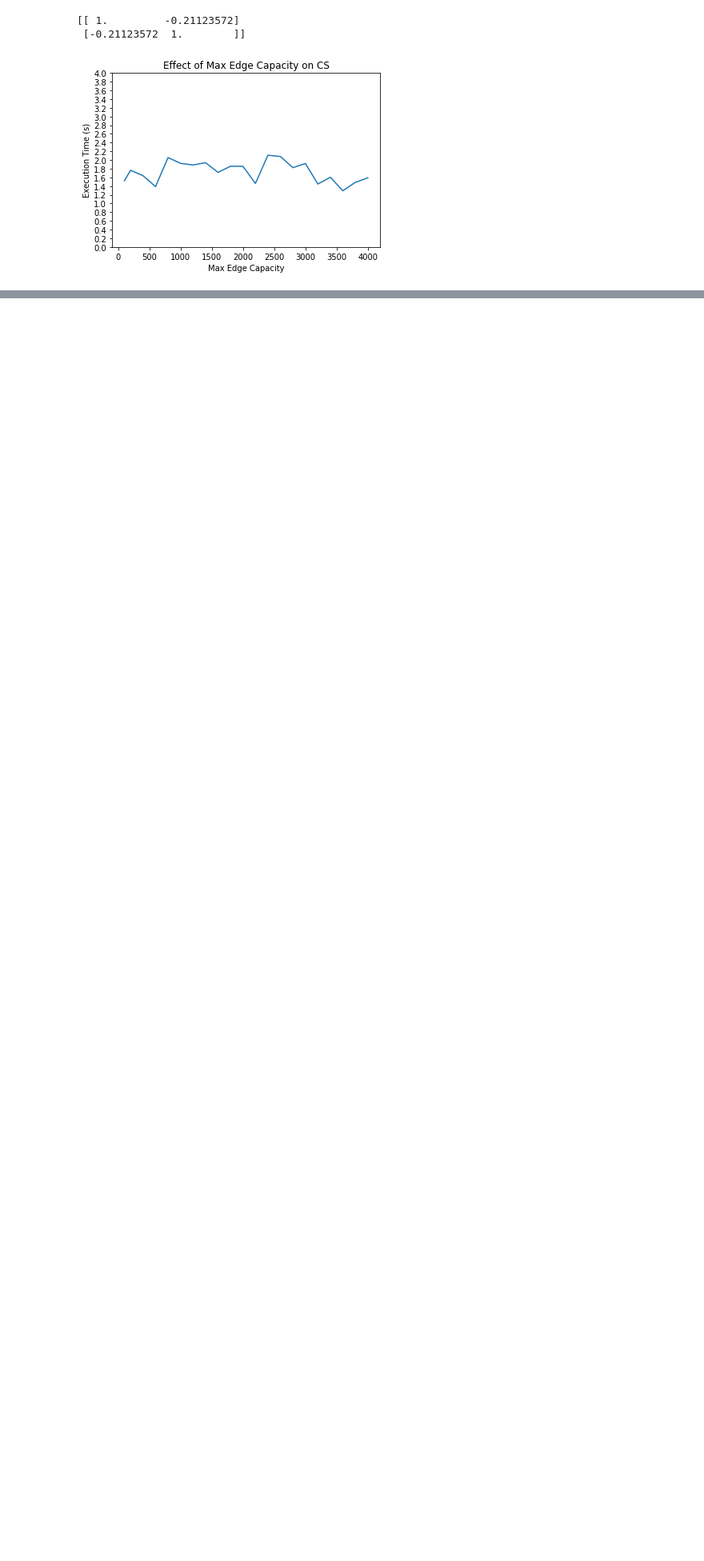
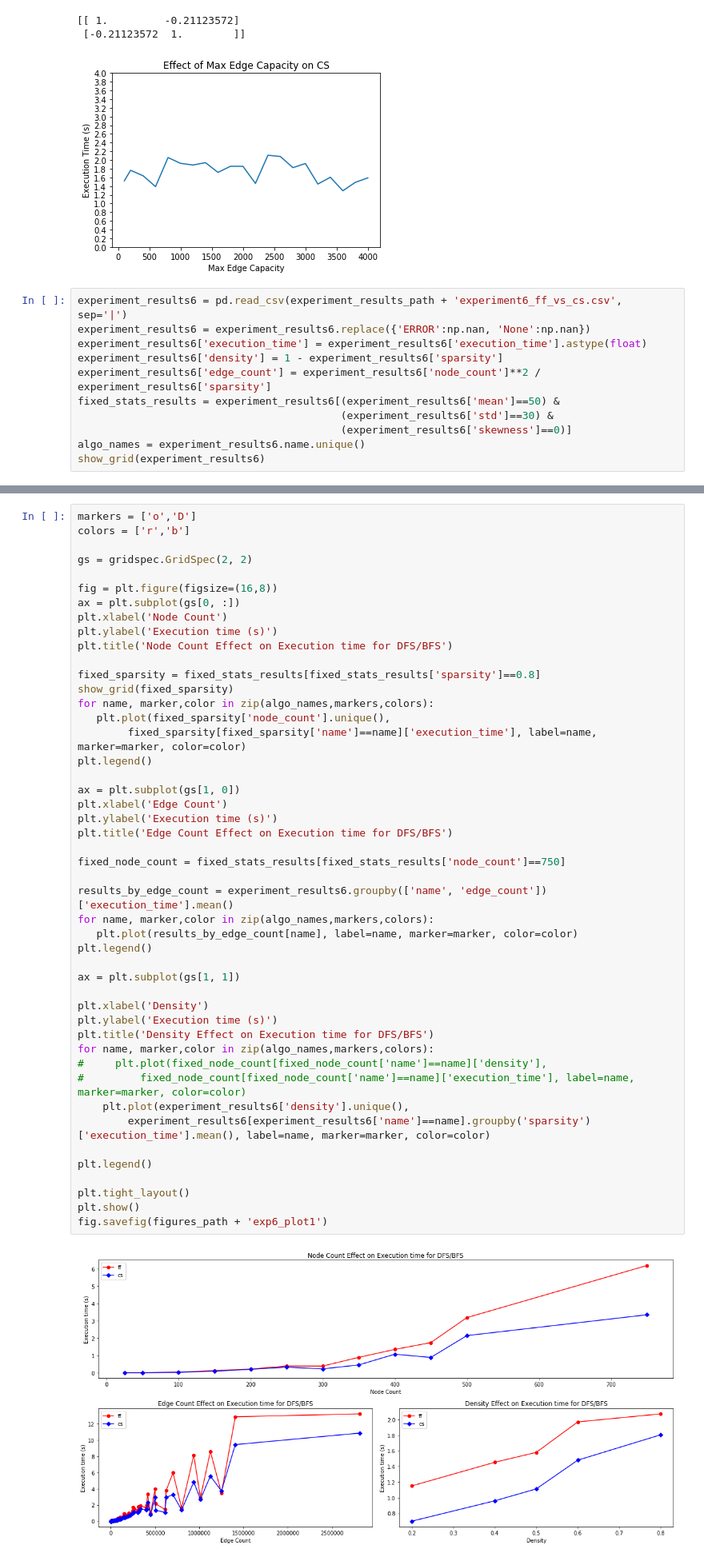
Before and after one commit to rizaozcelik/capacity-scaling, a Jupyter notebook: ExperimentResults.ipynb, the cells around one changed output, grey strips where cells are left out. Shown at 80% size. Cells and saved outputs as stored; diff of their text form; blank space fills up the shorter version.

Commit message:
added experiment 6

```diff
--- a/ExperimentResults.ipynb
+++ b/ExperimentResults.ipynb
@@ -423,3 +426,14 @@ plt.savefig(figures_path + 'exp5_c_plot')
 [[ 1.         -0.21123572]
  [-0.21123572  1.        ]]
 [figure]
+# %%
+experiment_results6 = pd.read_csv(experiment_results_path + 'experiment6_ff_vs_cs.csv', sep='|')
+experiment_results6 = experiment_results6.replace({'ERROR':np.nan, 'None':np.nan})
+experiment_results6['execution_time'] = experiment_results6['execution_time'].astype(float)
+experiment_results6['density'] = 1 - experiment_results6['sparsity']
+experiment_results6['edge_count'] = experiment_results6['node_count']**2 / experiment_results6['sparsity']
+fixed_stats_results = experiment_results6[(experiment_results6['mean']==50) &
+                                          (experiment_results6['std']==30) &
+                                          (experiment_results6['skewness']==0)]
+algo_names = experiment_results6.name.unique()
+show_grid(experiment_results6)
@@ -425,0 +442,49 @@ plt.savefig(figures_path + 'exp5_c_plot')
+# %%
+markers = ['o','D']
+colors = ['r','b']
+
+gs = gridspec.GridSpec(2, 2)
+
+fig = plt.figure(figsize=(16,8))
+ax = plt.subplot(gs[0, :])
+plt.xlabel('Node Count')
+plt.ylabel('Execution time (s)')
+plt.title('Node Count Effect on Execution time for DFS/BFS')
+
+fixed_sparsity = fixed_stats_results[fixed_stats_results['sparsity']==0.8]
+show_grid(fixed_sparsity)
+for name, marker,color in zip(algo_names,markers,colors):
+   plt.plot(fixed_sparsity['node_count'].unique(),
+        fixed_sparsity[fixed_sparsity['name']==name]['execution_time'], label=name, marker=marker, color=color)
+plt.legend()
+
+ax = plt.subplot(gs[1, 0])
+plt.xlabel('Edge Count')
+plt.ylabel('Execution time (s)')
+plt.title('Edge Count Effect on Execution time for DFS/BFS')
+
+fixed_node_count = fixed_stats_results[fixed_stats_results['node_count']==750]
+
+results_by_edge_count = experiment_results6.groupby(['name', 'edge_count'])['execution_time'].mean()
+for name, marker,color in zip(algo_names,markers,colors):
+   plt.plot(results_by_edge_count[name], label=name, marker=marker, color=color)
+plt.legend()
+
+ax = plt.subplot(gs[1, 1])
+
+plt.xlabel('Density')
+plt.ylabel('Execution time (s)')
+plt.title('Density Effect on Execution time for DFS/BFS')
+for name, marker,color in zip(algo_names,markers,colors):
+#     plt.plot(fixed_node_count[fixed_node_count['name']==name]['density'],
+#         fixed_node_count[fixed_node_count['name']==name]['execution_time'], label=name, marker=marker, color=color)
+    plt.plot(experiment_results6['density'].unique(),
+        experiment_results6[experiment_results6['name']==name].groupby('sparsity')['execution_time'].mean(), label=name, marker=marker, color=color)
+
+plt.legend()
+
+plt.tight_layout()
+plt.show()
+fig.savefig(figures_path + 'exp6_plot1')
+# %% [output]
+[figure, added]
```
Also changed, not shown: parts of 3 cells of this notebook, 8 other files.
